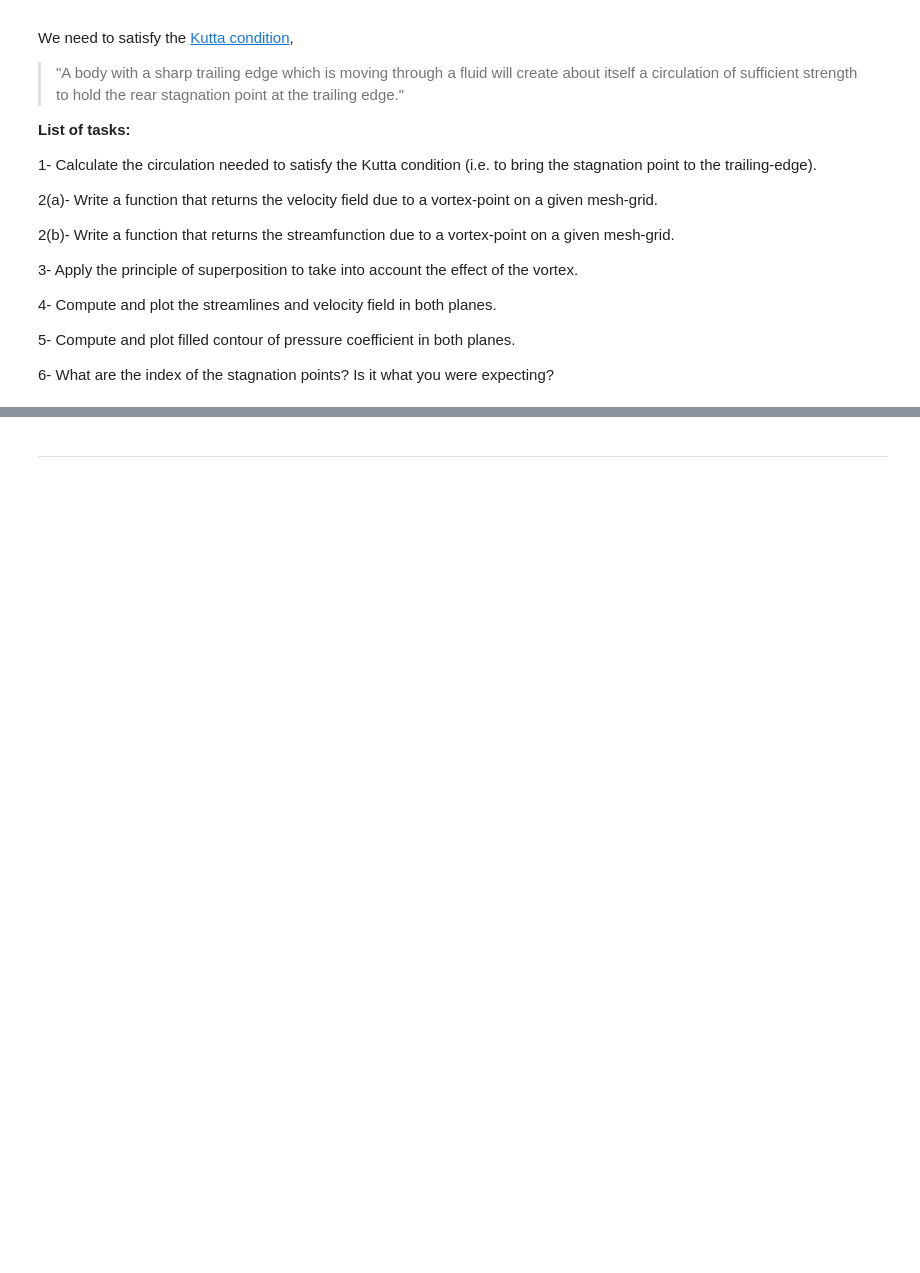
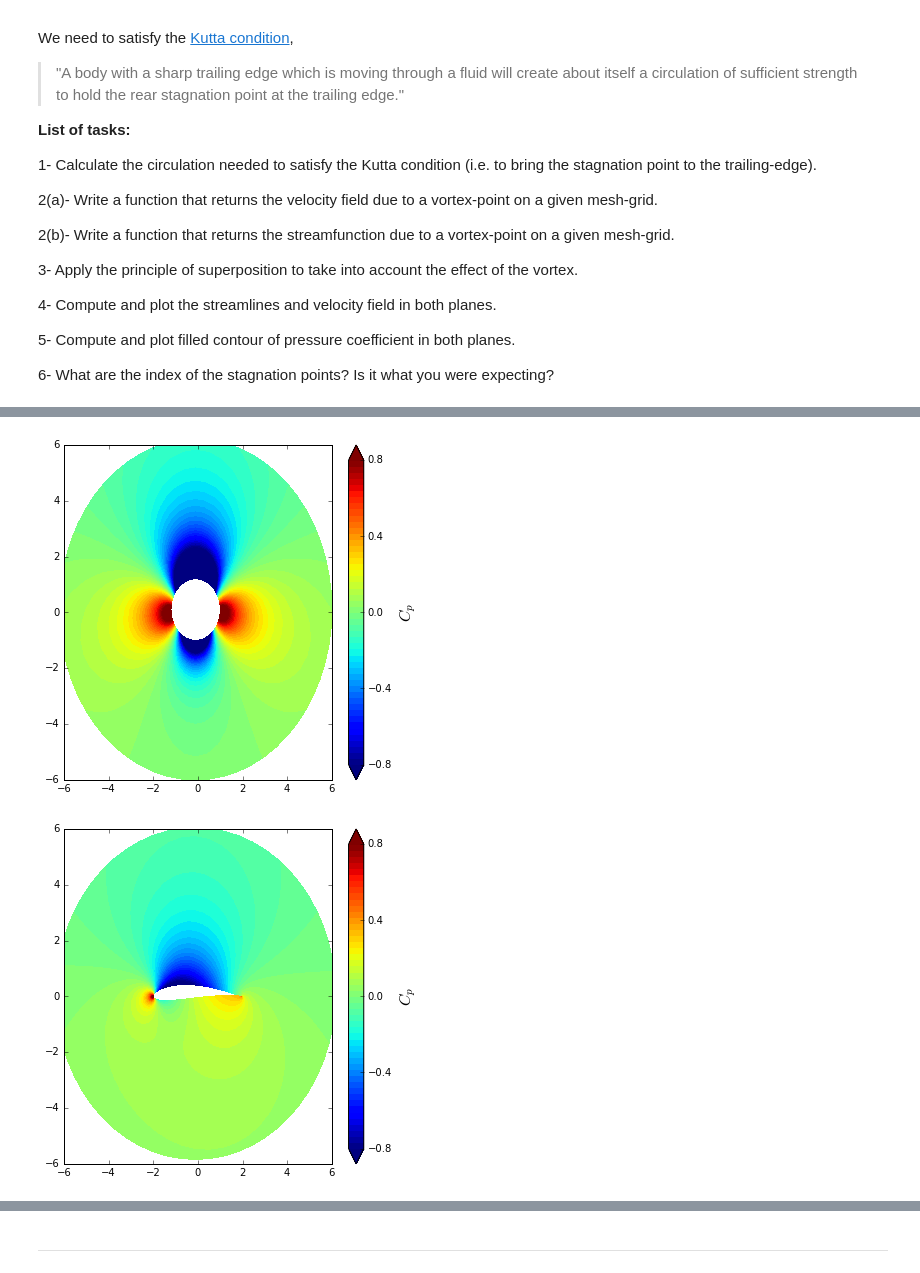
Before and after one commit to wangze233/MAE6226, a Jupyter notebook: midterm/midterm.ipynb, the cells around one changed output, grey strips where cells are left out. Saved outputs shown, nothing was run; the diff lists cells and outputs as text; code cells hidden in the pictures; blank space fills up the shorter version.

```diff
--- a/midterm/midterm.ipynb
+++ b/midterm/midterm.ipynb
@@ -410,0 +476,6 @@ We need to satisfy the [Kutta condition](http://en.wikipedia.org/wiki/Kutta_cond
+# %%
+plot_cp(X_xi,Y_xi,cp_xi)
+plot_cp(X_z,Y_z,cp_z)
+# %% [output]
+[figure, added]
+[figure, added]
```
Also changed, not shown: parts of 17 cells of this notebook.
